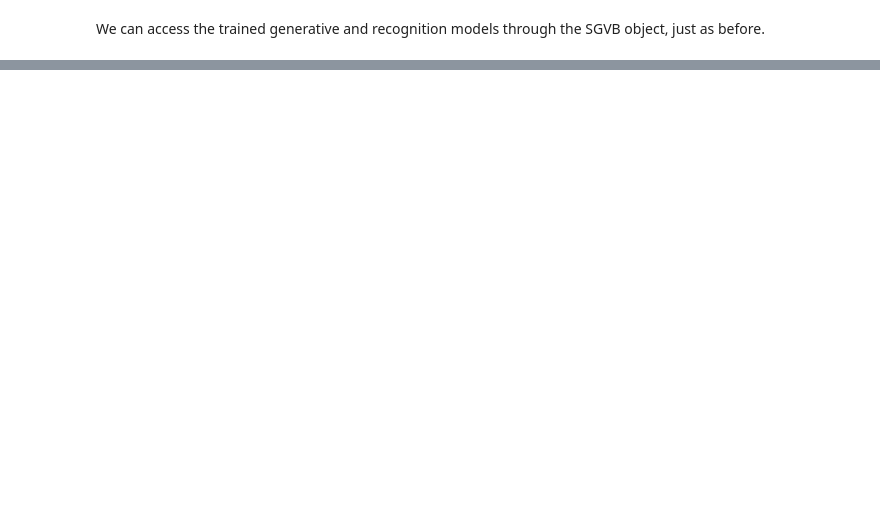
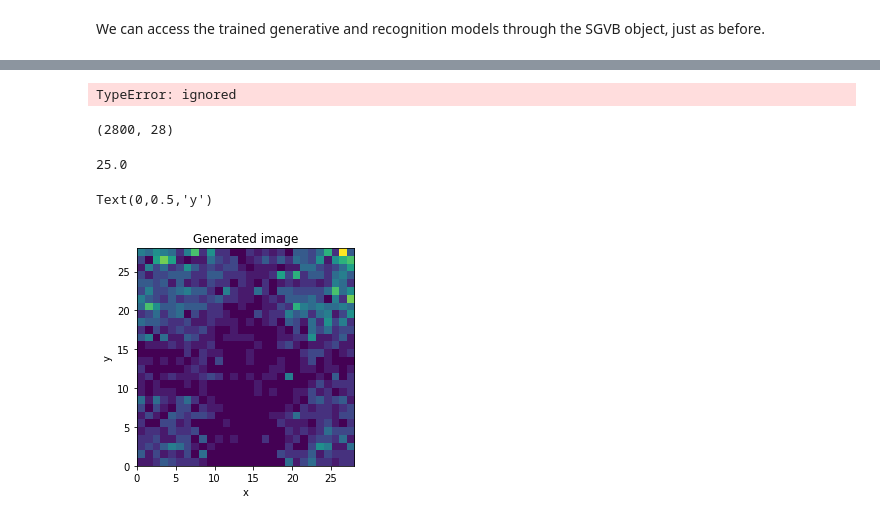
Before and after one commit to mpsenka21/vilds, a Jupyter notebook: code/tutorial.ipynb, the cells around one changed output, grey strips where cells are left out. Drawn from its saved outputs; the diff is of its cells as text; code cells hidden in the pictures; blank space fills up the shorter version.

```diff
--- a/code/tutorial.ipynb
+++ b/code/tutorial.ipynb
@@ -335,0 +610,27 @@ Text(0.5,1,'samples from the trained approximate posterior')
+# %%
+print(hithere.eval({y: hello}))
+# %% [output]
+TypeError: ignored
+# %%
+hello = sgvb.mprior.sampleXY(100*28)
+# %%
+hello[1].shape
+# %% [output]
+(2800, 28)
+# %%
+generated_sequence = hello[1]
+# %%
+np.max(generated_sequence)
+# %% [output]
+25.0
+# %%
+index = 15
+plt.figure()
+plt.imshow(generated_sequence[index*28:(index+1)*28,:], origin='lower', interpolation='none',
+           extent=(0,28,0,28))
+plt.title('Generated image')
+plt.xlabel('x')
+plt.ylabel('y')
+# %% [output]
+Text(0,0.5,'y')
+[figure, added]
```
Also changed, not shown: parts of 34 cells of this notebook.
